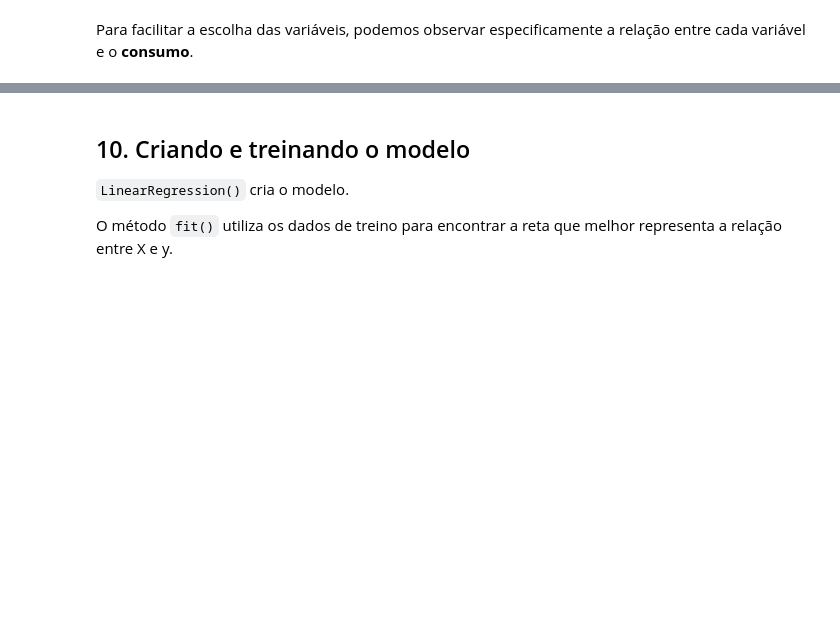
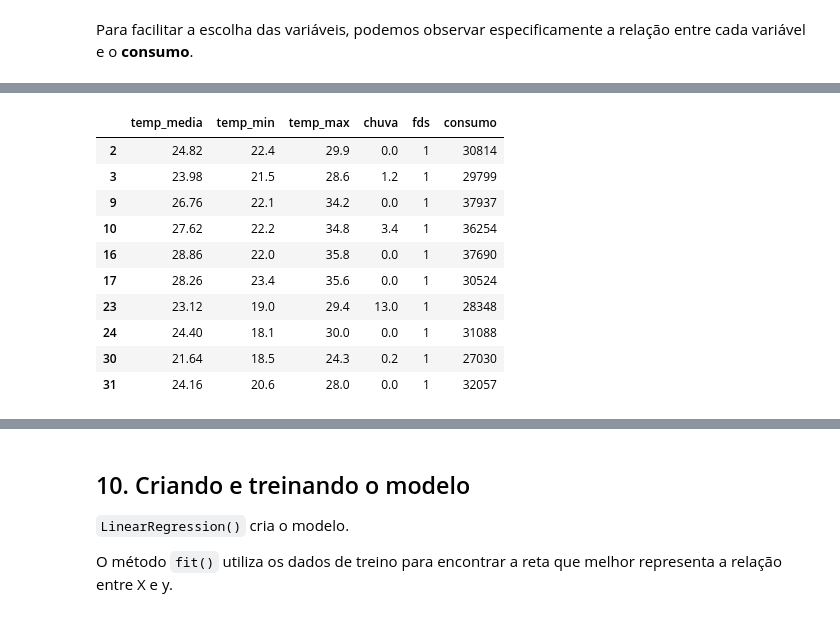
Before and after one commit to prof-atritiack/1CC-MLAM-regressao-linear-CP2-2sem, a Jupyter notebook: Exemplo_Aula_07_1CCPJ.ipynb, the cells around one changed output, grey strips where cells are left out. Cells and saved outputs as stored; diff of their text form; code cells hidden in the pictures; blank space fills up the shorter version.

```diff
--- a/Exemplo_Aula_07_1CCPJ.ipynb
+++ b/Exemplo_Aula_07_1CCPJ.ipynb
@@ -192,0 +170,16 @@ Os dados de teste ficam separados para observar o comportamento do modelo com re
+# %%
+# Usaremos como features (dataframe X) somente registros de finais de semana
+dados_features = dados_numericos[dados_numericos['fds'] == 1]
+dados_features.head(10)
+# %% [output]
+|  | temp_media | temp_min | temp_max | chuva | fds | consumo |
+| 2 | 24.82 | 22.4 | 29.9 | 0.0 | 1 | 30814 |
+| 3 | 23.98 | 21.5 | 28.6 | 1.2 | 1 | 29799 |
+| 9 | 26.76 | 22.1 | 34.2 | 0.0 | 1 | 37937 |
+| 10 | 27.62 | 22.2 | 34.8 | 3.4 | 1 | 36254 |
+| 16 | 28.86 | 22.0 | 35.8 | 0.0 | 1 | 37690 |
+| 17 | 28.26 | 23.4 | 35.6 | 0.0 | 1 | 30524 |
+| 23 | 23.12 | 19.0 | 29.4 | 13.0 | 1 | 28348 |
+| 24 | 24.40 | 18.1 | 30.0 | 0.0 | 1 | 31088 |
+| 30 | 21.64 | 18.5 | 24.3 | 0.2 | 1 | 27030 |
+| 31 | 24.16 | 20.6 | 28.0 | 0.0 | 1 | 32057 |
```
Also changed, not shown: parts of 38 cells of this notebook.
